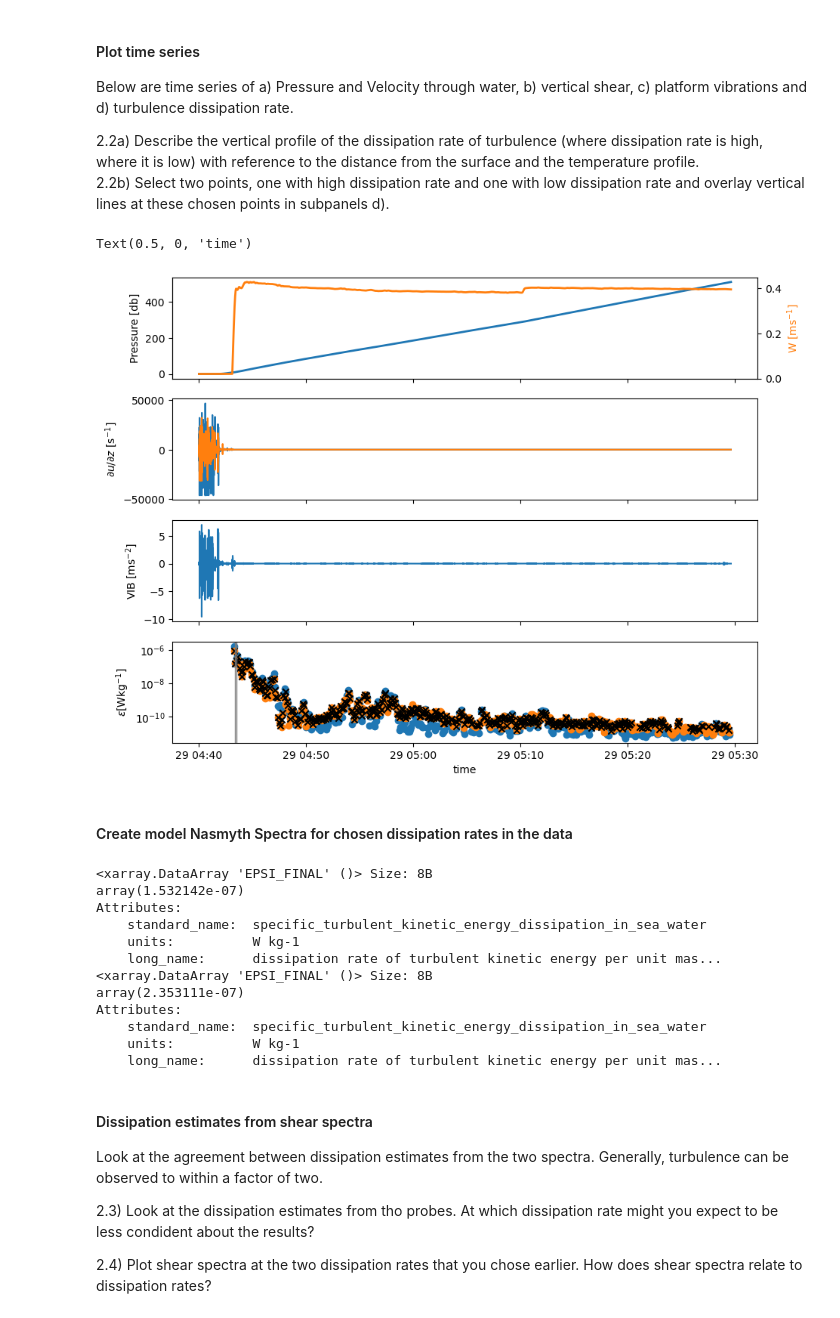
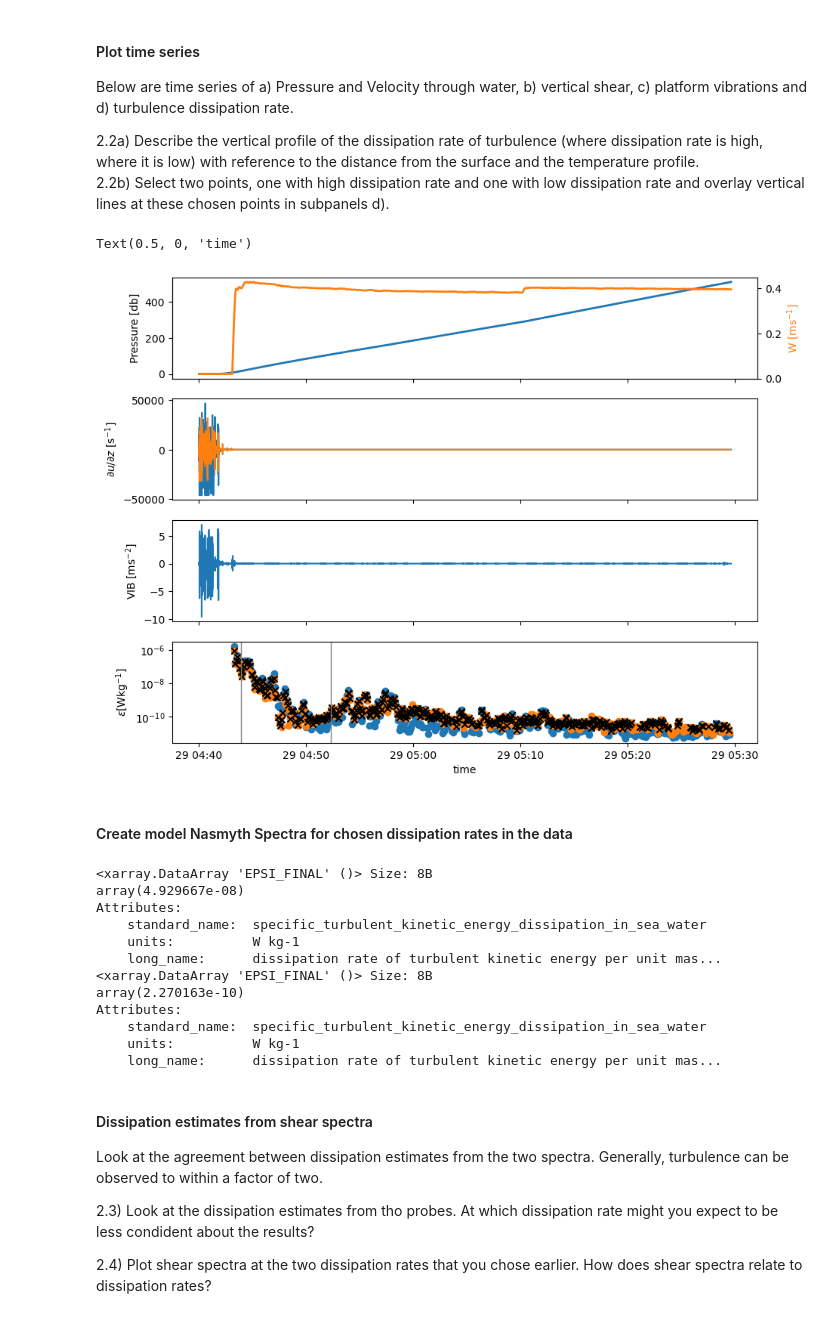
Before and after one commit to isgiddy/intro_to_turbulence, a Jupyter notebook: obs_of_shear.ipynb, the cells around one changed output. Cells and saved outputs as stored; diff of their text form; code cells hidden in the pictures.

```diff
--- a/obs_of_shear.ipynb
+++ b/obs_of_shear.ipynb
@@ -542,36 +562,36 @@ ax[0].set_ylabel('Pressure [db]')
 
 axa=ax[0].twinx()
 axa.plot(dat_wL2.TIME,dat_wL2.PSPD_REL,c='tab:orange',lw=2)
 axa.set_ylabel('W [ms$^{-1}$]',c='tab:orange')
 
 
 ax[1].plot(dat_wL2.TIME,dat_wL2.SHEAR[0,:])
 ax[1].plot(dat_wL2.TIME,dat_wL2.SHEAR[1,:])
 
 ax[1].set_ylabel(r'$\partial u / \partial z$ [s$^{-1}$]')
 
 ax[2].plot(dat_wL2.TIME,dat_wL2.VIB[0,:])
 ax[2].set_ylabel(r'VIB [ms$^{-2}$]')
 
 
 ax[3].scatter(dat_wL4.TIME,dat_wL4.EPSI[0,:],label=r'$\epsilon_1$')
 ax[3].scatter(dat_wL4.TIME,dat_wL4.EPSI[1,:],label=r'$\epsilon_2$')
 ax[3].scatter(dat_wL4.TIME,dat_wL4.EPSI_FINAL,c='k',marker='x',label=r'$\epsilon$')
 
 ### EDIT HERE, only dummies used
 # identify two regions of dissipation (strong versus quiescent)
-i= 1   # strong dissipation
-j= 2   # weak dissipation
+i= 6   # strong dissipation
+j= 90  # weak dissipation
 
 ax[3].axvline(pd.to_datetime(dat_wL4.TIME[i].values),c='grey',lw=1)
 ax[3].axvline(pd.to_datetime(dat_wL4.TIME[j].values),c='grey',lw=1)
 
 ax[3].set_yscale('log')
 ax[3].set_ylabel(r'$\epsilon \mathrm{[W kg^{-1}]}$')
 ax[3].set_xlabel('time')
 # %% [output]
 Text(0.5, 0, 'time')
-[figure, old version]
+[figure, new version]
 # %% [markdown]
 #### Create model Nasmyth Spectra for chosen dissipation rates in the data
 # %%
@@ -586,13 +606,13 @@ knas_weak = np.linspace(0,100,len(dat_wL3.KCYC[:,j]))
 nasmyth_weak = Nasfunc(knas_weak,dat_wL4.EPSI_FINAL[j].values)
 # %% [output]
 <xarray.DataArray 'EPSI_FINAL' ()> Size: 8B
-array(1.532142e-07)
+array(4.929667e-08)
 Attributes:
     standard_name:  specific_turbulent_kinetic_energy_dissipation_in_sea_water
     units:          W kg-1
     long_name:      dissipation rate of turbulent kinetic energy per unit mas...
 <xarray.DataArray 'EPSI_FINAL' ()> Size: 8B
-array(2.353111e-07)
+array(2.270163e-10)
 Attributes:
     standard_name:  specific_turbulent_kinetic_energy_dissipation_in_sea_water
     units:          W kg-1
```
Also changed, not shown: parts of 11 cells of this notebook, 4 other files.
